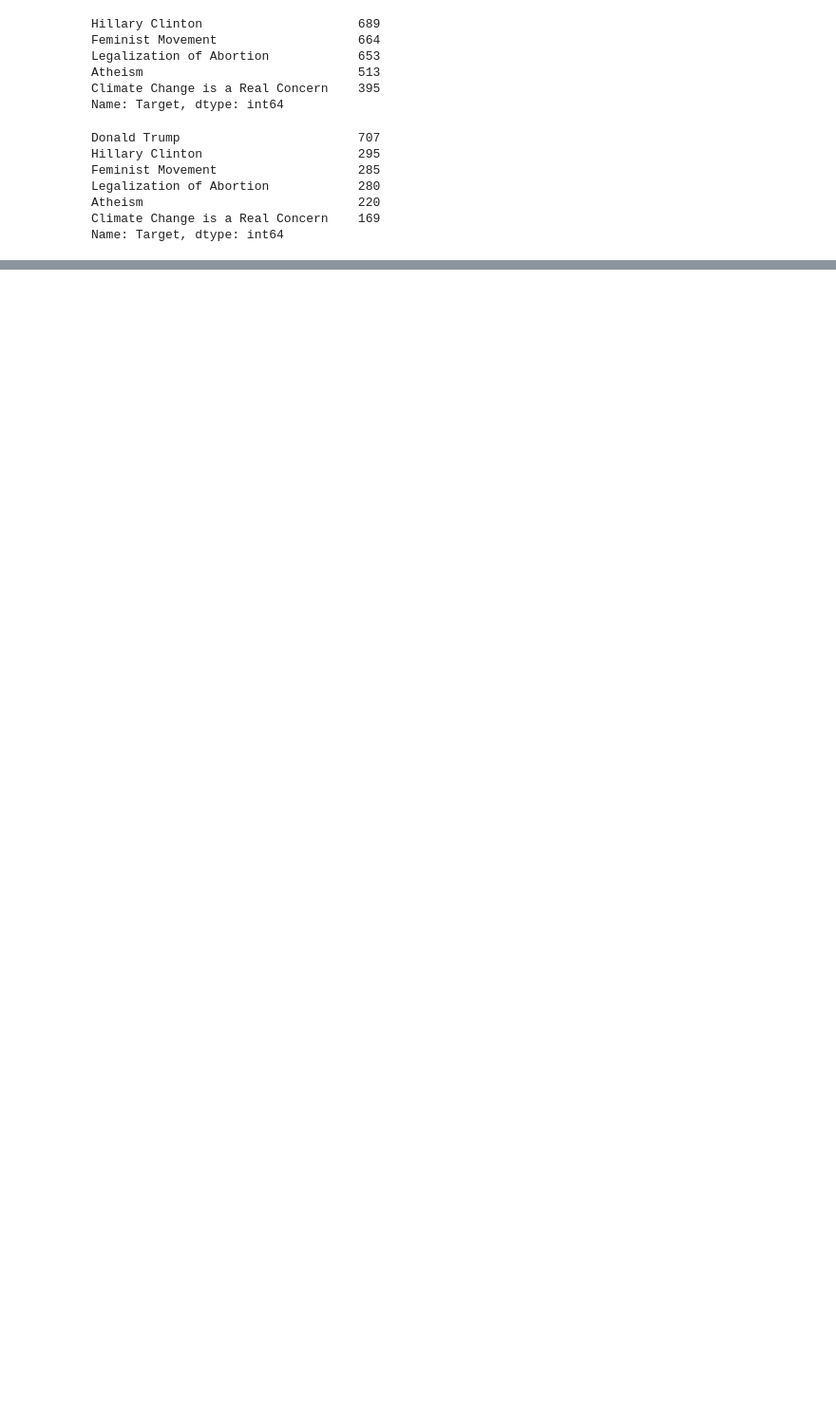
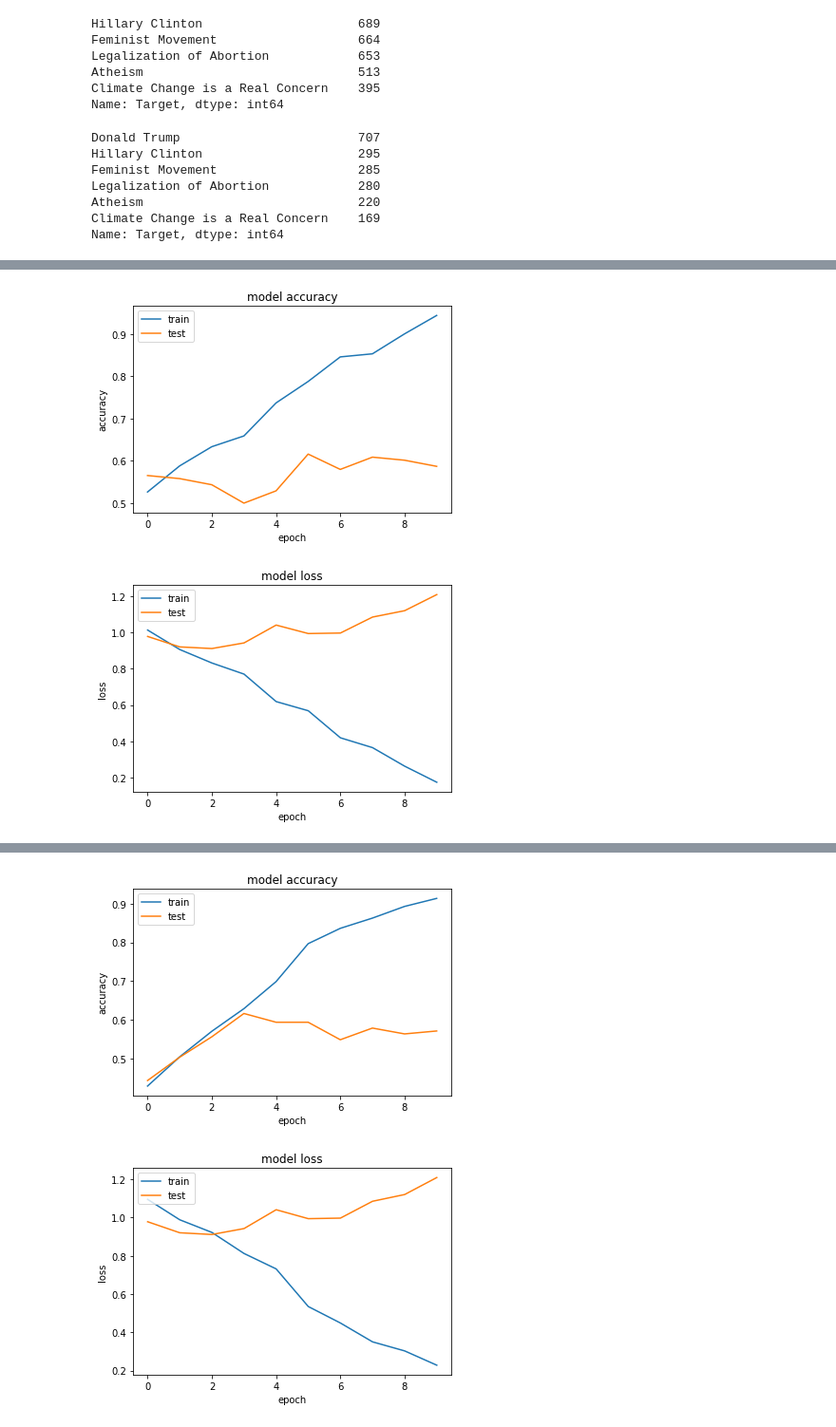
Before and after one commit to HaiderSS/Stance-Classification-in-Tweets, a Jupyter notebook: DL_Asg2.ipynb, the cells around one changed output, grey strips where cells are left out. Shown at 95% size. Drawn from its saved outputs; the diff is of its cells as text; code cells hidden in the pictures; blank space fills up the shorter version.

```diff
--- a/DL_Asg2.ipynb
+++ b/DL_Asg2.ipynb
@@ -154,6 +165,6 @@ def label_encoding_test(Y_test, le):
 # %% [markdown]
 ### Data Handling
 # %%
-trainData = pd.read_pickle('../Pickle files/train_data.pkl')
+trainData = pd.read_pickle('../Pickle_files/train_data.pkl')
 # %%
-testData = pd.read_pickle('../Pickle files/test_data.pkl')
+testData = pd.read_pickle('../Pickle_files/test_data.pkl')
@@ -455,7 +530,0 @@ dropout_19 (Dropout)         (None, 128)               0
-# %%
-ST3 = StanceClassifierLSTM(emb_matrix4.shape[0], 3)
-ST3.built_model(1, emb_dimension, X_train4.shape[1], [emb_matrix4])
-ST3.get_modelsummary()
-ST3.fit_model(X_train4, Y_train4, X_val4, Y_val4, 15, 33)
-pred = ST3.predict_model(X_test4)
-ST3.display_results(Y_test4)
@@ -480,7 +530,0 @@ dropout_20 (Dropout)         (None, 128)               0
-# %%
-ST4 = StanceClassifierLSTM(emb_matrix5.shape[0], 3)
-ST4.built_model(1, emb_dimension, X_train5.shape[1], [emb_matrix5])
-ST4.get_modelsummary()
-ST4.fit_model(X_train5, Y_train5, X_val5, Y_val5, 15, 33)
-pred = ST4.predict_model(X_test5)
-ST4.display_results(Y_test5)
@@ -504,0 +726,51 @@ dropout_21 (Dropout)         (None, 128)               0
+# %%
+print("******************** HC *******************")
+HC = StanceClassifierGRU(emb_matrix1.shape[0], 3)
+HC.built_model(1, emb_dimension, X_train1.shape[1], [emb_matrix1])
+HC.get_modelsummary()
+history = HC.fit_model(X_train1, Y_train1, X_val1, Y_val1, 10, 32)
+pred = HC.predict_model(X_test1)
+HC.evaluate_model(X_test1, Y_test1, le1)
+HC.display_confusionmatrix(Y_test1)
+HC.plot_results()
+
+print("******************** FM *******************")
+FM = StanceClassifierGRU(emb_matrix2.shape[0], 3)
+FM.built_model(1, emb_dimension, X_train2.shape[1], [emb_matrix2])
+FM.get_modelsummary()
+FM.fit_model(X_train2, Y_train2, X_val2, Y_val2, 10, 32)
+pred = FM.predict_model(X_test2)
+FM.evaluate_model(X_test2, Y_test2, le2)
+FM.display_confusionmatrix(Y_test2)
+FM.plot_results()
+
+print("******************** LA *******************")
+LA = StanceClassifierGRU(emb_matrix3.shape[0], 3)
+LA.built_model(1, emb_dimension, X_train3.shape[1], [emb_matrix3])
+LA.get_modelsummary()
+LA.fit_model(X_train3, Y_train3, X_val3, Y_val3, 10, 33)
+pred = LA.predict_model(X_test3)
+LA.evaluate_model(X_test3, Y_test3, le3)
+LA.display_confusionmatrix(Y_test3)
+LA.plot_results()
+
+print("******************** AT *******************")
+AT = StanceClassifierGRU(emb_matrix4.shape[0], 3)
+AT.built_model(1, emb_dimension, X_train4.shape[1], [emb_matrix4])
+AT.get_modelsummary()
+AT.fit_model(X_train4, Y_train4, X_val4, Y_val4, 10, 33)
+pred = AT.predict_model(X_test4)
+AT.evaluate_model(X_test4, Y_test4, le4)
+AT.display_confusionmatrix(Y_test4)
+AT.plot_results()
+
+print("******************** CC *******************")
+CC = StanceClassifierGRU(emb_matrix5.shape[0], 3)
+CC.built_model(1, emb_dimension, X_train5.shape[1], [emb_matrix5])
+CC.get_modelsummary()
+CC.fit_model(X_train5, Y_train5, X_val5, Y_val5, 10, 33)
+pred = CC.predict_model(X_test5)
+CC.evaluate_model(X_test5, Y_test5, le5)
+CC.display_confusionmatrix(Y_test5)
+CC.plot_results()
+# %% [output]
@@ -504,0 +794,2 @@ dropout_21 (Dropout)         (None, 128)               0
+[figure, added]
+[figure, added]
@@ -504,0 +813,2 @@ dropout_21 (Dropout)         (None, 128)               0
+[figure, added]
+[figure, added]
```
Also changed, not shown: parts of 39 cells of this notebook.
